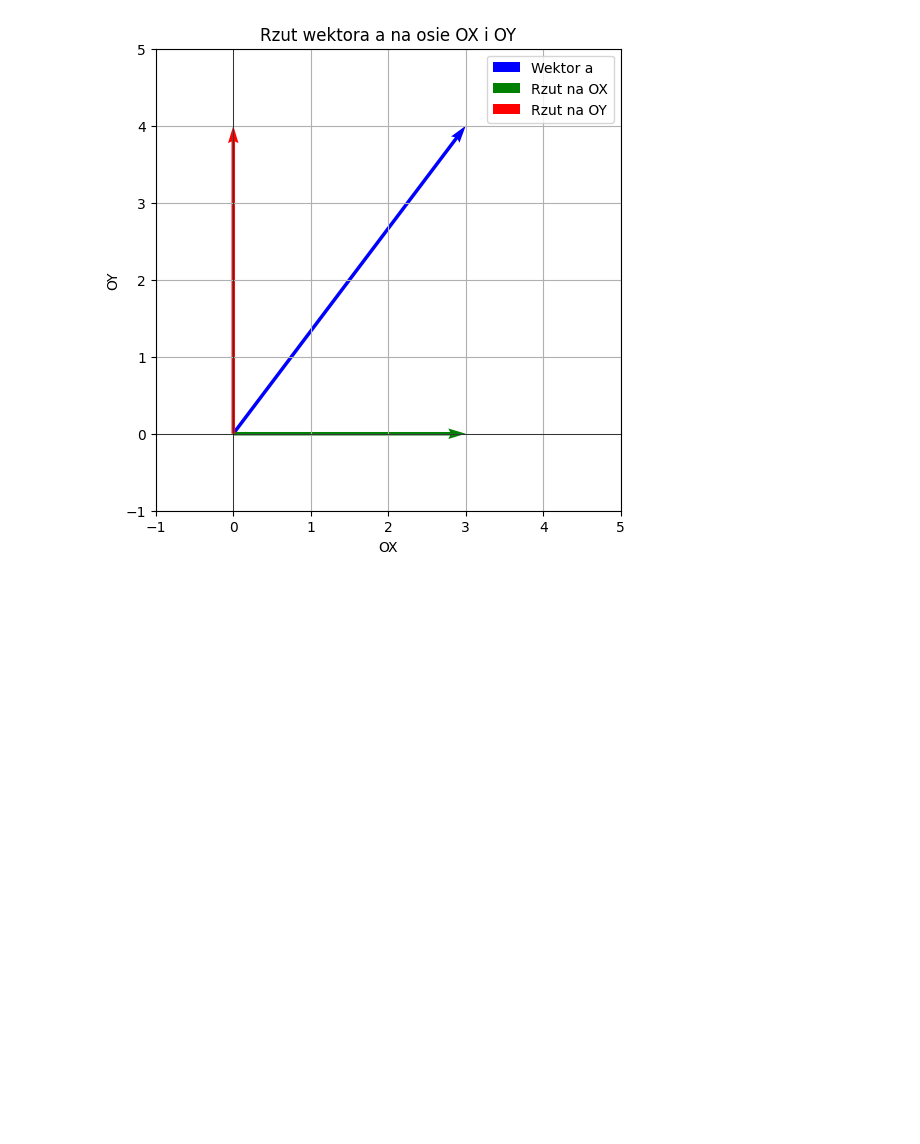
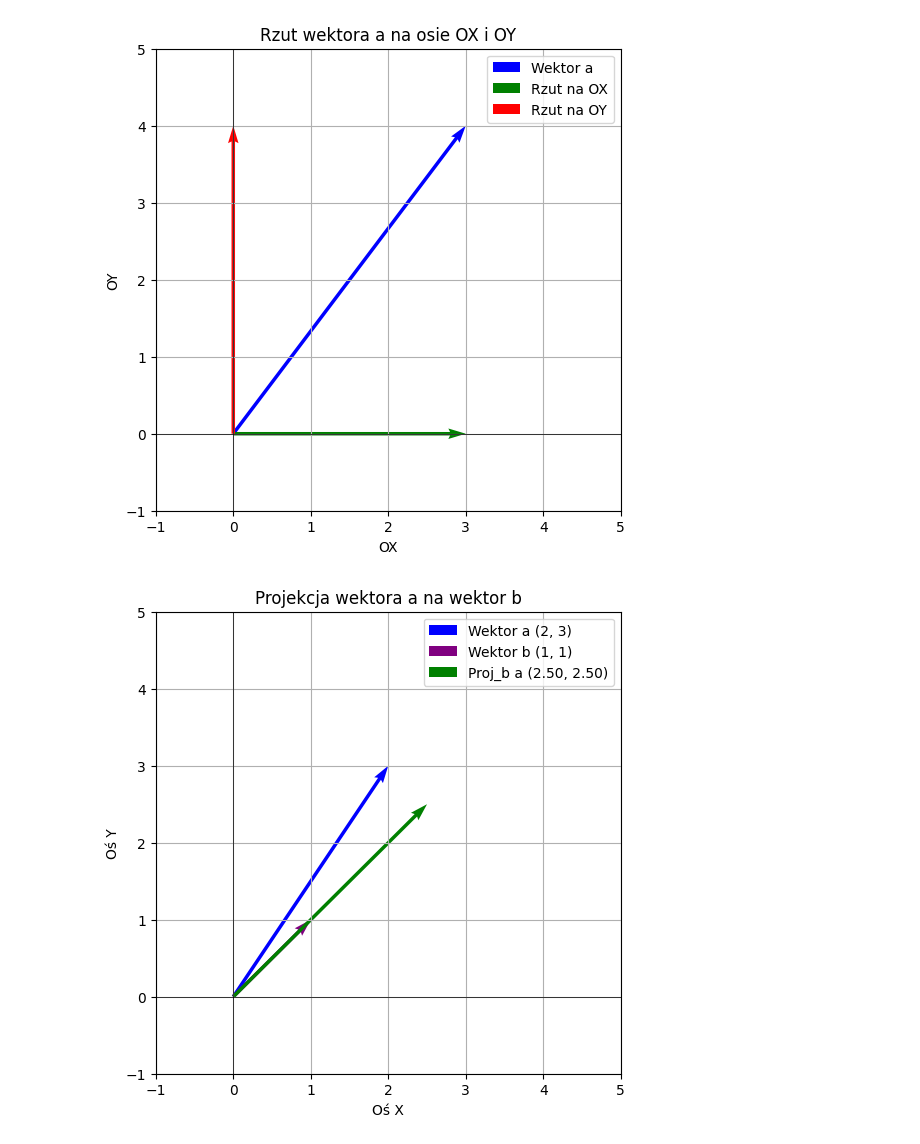
Before and after one commit to Sokolik-data/Math-2024-25-Winter, a Jupyter notebook: Notebooks_PL/01_Algebra_Liniowa/03_Wektory/LA_Wektory_rzut_podzial.ipynb, the cells around one changed output. Saved outputs shown, nothing was run; the diff lists cells and outputs as text; code cells hidden in the pictures; blank space fills up the shorter version.

```diff
--- a/Notebooks_PL/01_Algebra_Liniowa/03_Wektory/LA_Wektory_rzut_podzial.ipynb
+++ b/Notebooks_PL/01_Algebra_Liniowa/03_Wektory/LA_Wektory_rzut_podzial.ipynb
@@ -196,3 +196,51 @@ plt.title('Rzut wektora a na osie OX i OY')  # Tytuł wykresu (Заголово
 plt.show()  # Wyświetlamy wykres (Отображаем график)
 # %% [output]
 [figure]
+# %%
+# 3
+
+import numpy as np
+import matplotlib.pyplot as plt
+
+# Definiujemy wektory a i b (Определяем векторы a и b)
+a = np.array([2, 3])
+b = np.array([1, 1])
+
+# Projab = ((a * b) / |b|^2) * b
+# Obliczamy iloczyn skalarny wektora a i b (Вычисляем скалярное произведение векторов a и b)
+dot_a = a.dot(b) # a * b
+
+# Obliczamy iloczyn skalarny wektora b z samym sobą, co odpowiada jego długości podniesionej do kwadratu (Вычисляем скалярное произведение вектора b с самим собой, что соответствует его длине в квадрате)
+dot_b = b.dot(b) # |b|^2
+
+# Obliczamy współczynnik dla wektora b, który określa długość rzutu (Вычисляем коэффициент для вектора b, который определяет длину проекции)
+p = dot_a / dot_b # (a * b) / |b|^2
+
+# Obliczamy rzut wektora a na wektor b (Вычисляем проекцию вектора a на вектор b)
+proj = p * b # ((a * b) / |b|^2) * b
+
+# Konfiguracja wykresu (Настройка графика)
+plt.figure(figsize=(6, 6))
+plt.grid(True)
+plt.axhline(0, color='black', linewidth=0.5)  # Oś X (Ось X)
+plt.axvline(0, color='black', linewidth=0.5)  # Oś Y (Ось Y)
+
+# Rysujemy wektor a (Рисуем вектор a)
+plt.quiver(0, 0, a[0], a[1], angles='xy', scale_units='xy', scale=1, color='blue', label='Wektor a (2, 3)')
+
+# Rysujemy wektor b (Рисуем вектор b)
+plt.quiver(0, 0, b[0], b[1], angles='xy', scale_units='xy', scale=1, color='purple', label='Wektor b (1, 1)')
+
+# Rysujemy rzut wektora a na b (Рисуем проекцию вектора a на b)
+plt.quiver(0, 0, proj[0], proj[1], angles='xy', scale_units='xy', scale=1, color='green', label=f'Proj_b a ({proj[0]:.2f}, {proj[1]:.2f})')
+
+# Ustawienia osi i legendy (Настройки осей и легенды)
+plt.xlim(-1, 5)
+plt.ylim(-1, 5)
+plt.xlabel('Oś X')  # Podpis osi X (Подпись оси X)
+plt.ylabel('Oś Y')  # Podpis osi Y (Подпись оси Y)
+plt.legend()  # Dodanie legendy (Добавление легенды)
+plt.title('Projekcja wektora a na wektor b')  # Tytuł wykresu (Название графика)
+plt.show()  # Wyświetlenie wykresu (Отображение графика)
+# %% [output]
+[figure, added]
```
Also changed, not shown: parts of 2 cells of this notebook.
